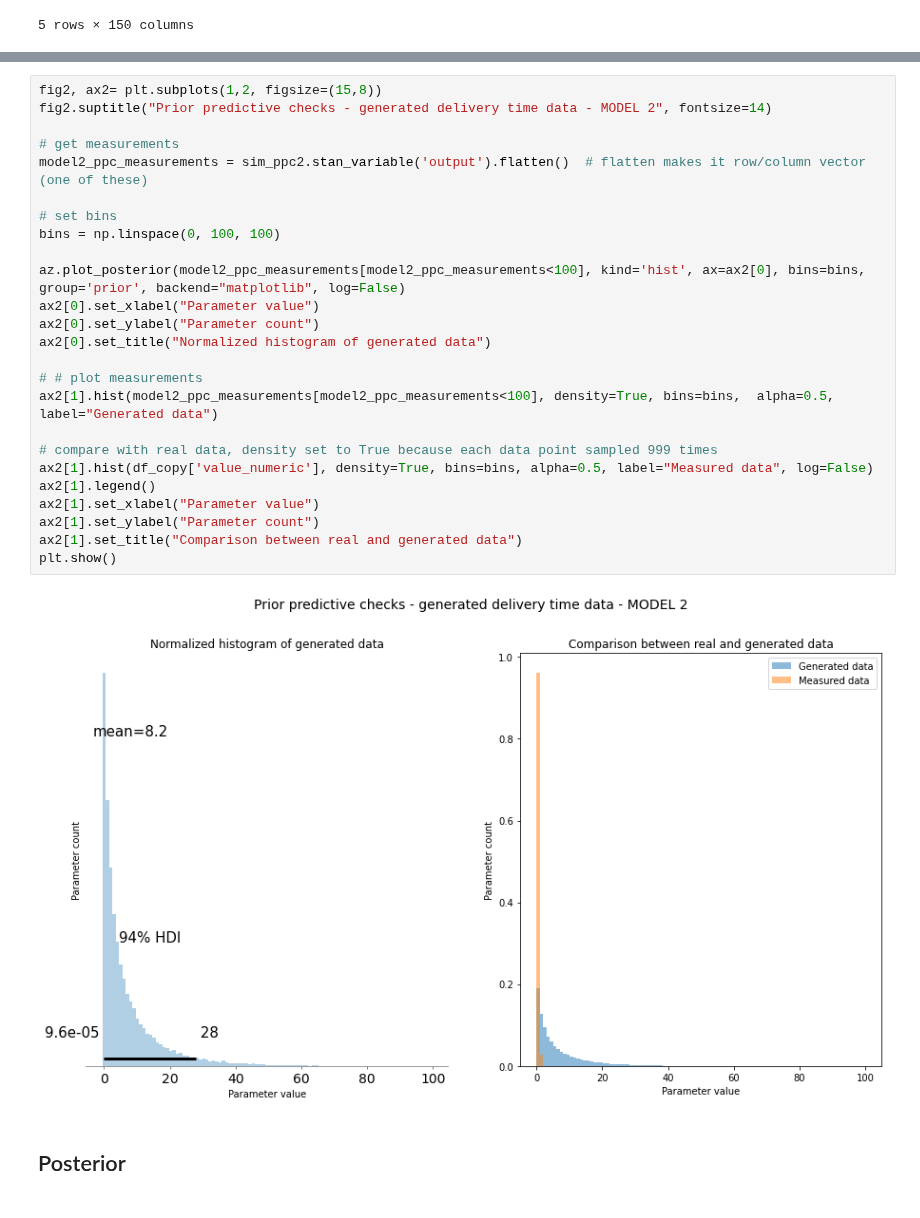
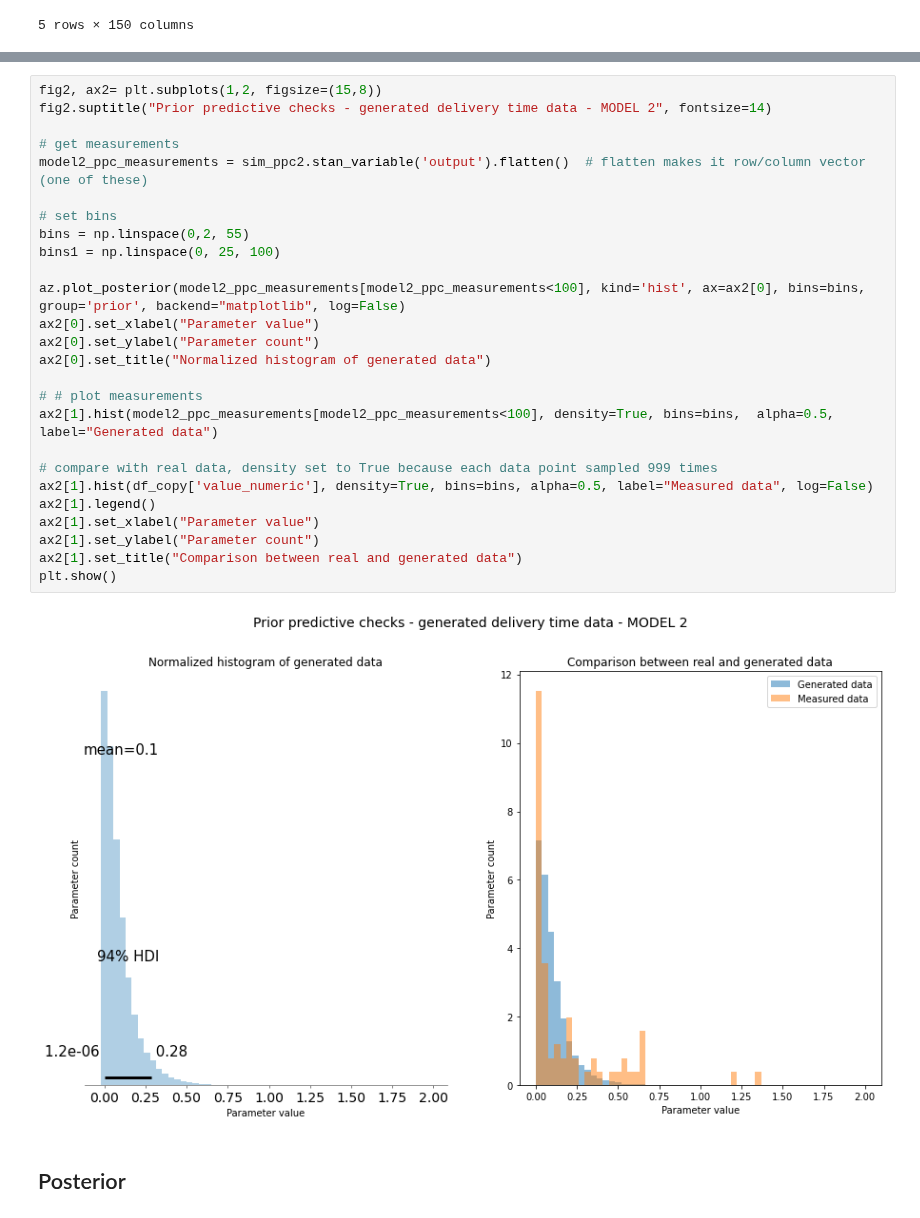
Before and after one commit to Motyleczek/racehorse_bayes, a Jupyter notebook: data_analysis_v2.ipynb, the cells around one changed output, grey strips where cells are left out. Cells and saved outputs as stored; diff of their text form.

```diff
--- a/data_analysis_v2.ipynb
+++ b/data_analysis_v2.ipynb
@@ -507,30 +507,31 @@ plt.show()
 # %%
 fig2, ax2= plt.subplots(1,2, figsize=(15,8))
 fig2.suptitle("Prior predictive checks - generated delivery time data - MODEL 2", fontsize=14)
 
 # get measurements
 model2_ppc_measurements = sim_ppc2.stan_variable('output').flatten()  # flatten makes it row/column vector (one of these)
 
 # set bins
-bins = np.linspace(0, 100, 100)
+bins = np.linspace(0,2, 55)
+bins1 = np.linspace(0, 25, 100)
 
 az.plot_posterior(model2_ppc_measurements[model2_ppc_measurements<100], kind='hist', ax=ax2[0], bins=bins, group='prior', backend="matplotlib", log=False)
 ax2[0].set_xlabel("Parameter value")
 ax2[0].set_ylabel("Parameter count")
 ax2[0].set_title("Normalized histogram of generated data")
 
 # # plot measurements
 ax2[1].hist(model2_ppc_measurements[model2_ppc_measurements<100], density=True, bins=bins,  alpha=0.5, label="Generated data")
 
 # compare with real data, density set to True because each data point sampled 999 times
 ax2[1].hist(df_copy['value_numeric'], density=True, bins=bins, alpha=0.5, label="Measured data", log=False)
 ax2[1].legend()
 ax2[1].set_xlabel("Parameter value")
 ax2[1].set_ylabel("Parameter count")
 ax2[1].set_title("Comparison between real and generated data")
 plt.show()
 # %% [output]
-[figure, old version]
+[figure, new version]
 # %% [markdown]
 ## Posterior
 # %%
```
Also changed, not shown: parts of 5 cells of this notebook, 6 other files.
